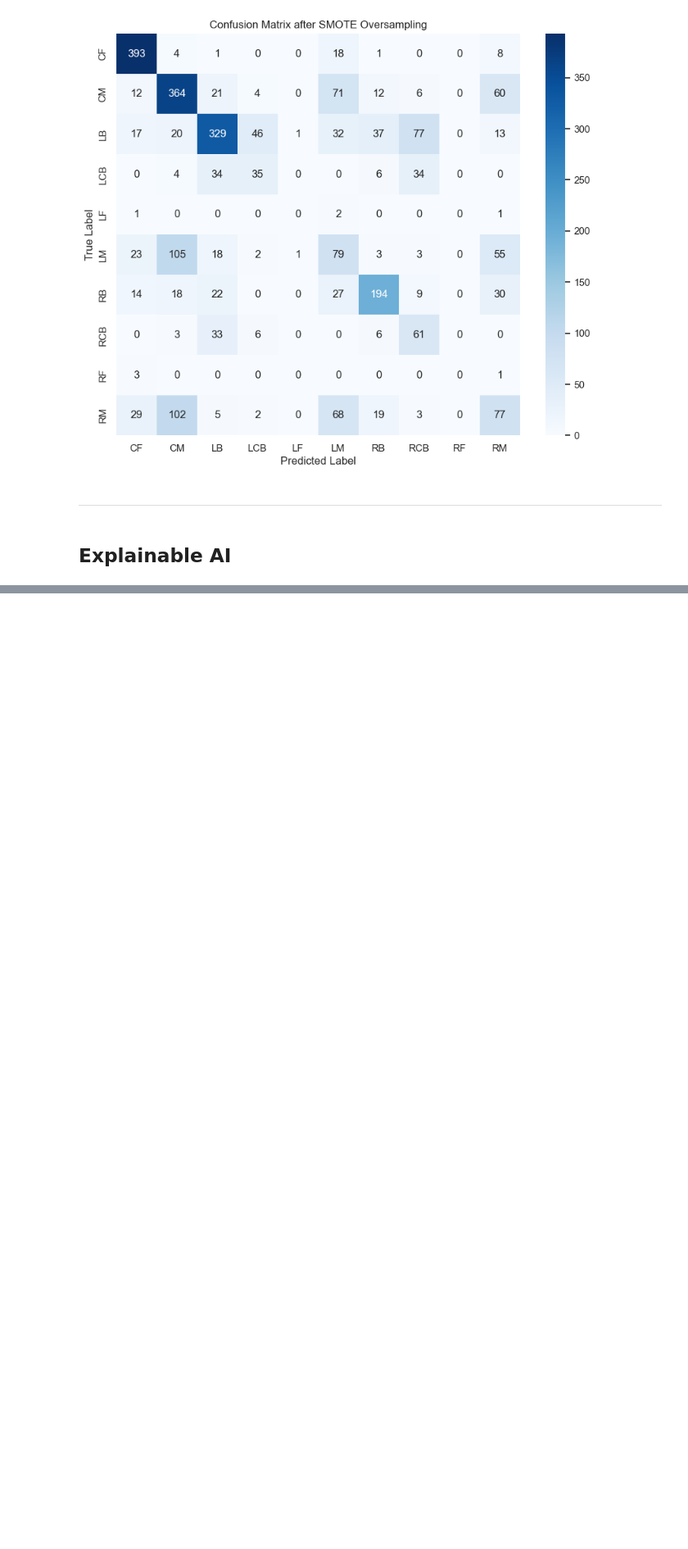
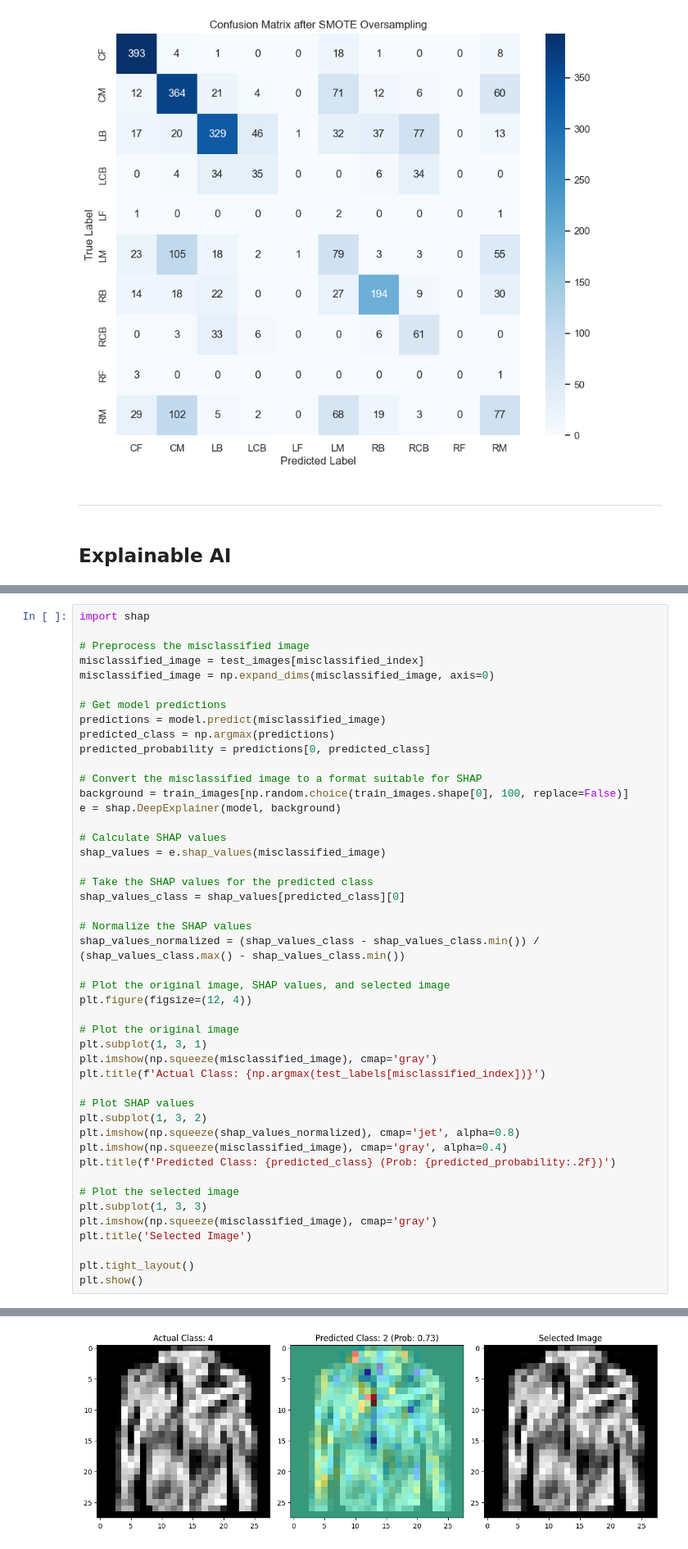
Before and after one commit to alizahedzadeh/Applied-Data-Science-Course-Assignments, a Jupyter notebook: assignments/Assignment 13 Imbalanced Data, Pipelines and AutoML/HW13_Imbalanced Data_Pipelines_AutoML.ipynb, the cells around one changed output, grey strips where cells are left out. Shown at 82% size. Cells and saved outputs as stored; diff of their text form; blank space fills up the shorter version.

```diff
--- a/assignments/Assignment 13 Imbalanced Data, Pipelines and AutoML/HW13_Imbalanced Data_Pipelines_AutoML.ipynb
+++ b/assignments/Assignment 13 Imbalanced Data, Pipelines and AutoML/HW13_Imbalanced Data_Pipelines_AutoML.ipynb
@@ -695,0 +900,47 @@ Accuracy after SMOTE oversampling: 0.57
+# %%
+import shap
+
+# Preprocess the misclassified image
+misclassified_image = test_images[misclassified_index]
+misclassified_image = np.expand_dims(misclassified_image, axis=0)
+
+# Get model predictions
+predictions = model.predict(misclassified_image)
+predicted_class = np.argmax(predictions)
+predicted_probability = predictions[0, predicted_class]
+
+# Convert the misclassified image to a format suitable for SHAP
+background = train_images[np.random.choice(train_images.shape[0], 100, replace=False)]
+e = shap.DeepExplainer(model, background)
+
+# Calculate SHAP values
+shap_values = e.shap_values(misclassified_image)
+
+# Take the SHAP values for the predicted class
+shap_values_class = shap_values[predicted_class][0]
+
+# Normalize the SHAP values
+shap_values_normalized = (shap_values_class - shap_values_class.min()) / (shap_values_class.max() - shap_values_class.min())
+
+# Plot the original image, SHAP values, and selected image
+plt.figure(figsize=(12, 4))
+
+# Plot the original image
+plt.subplot(1, 3, 1)
+plt.imshow(np.squeeze(misclassified_image), cmap='gray')
+plt.title(f'Actual Class: {np.argmax(test_labels[misclassified_index])}')
+
+# Plot SHAP values
+plt.subplot(1, 3, 2)
+plt.imshow(np.squeeze(shap_values_normalized), cmap='jet', alpha=0.8)
+plt.imshow(np.squeeze(misclassified_image), cmap='gray', alpha=0.4)
+plt.title(f'Predicted Class: {predicted_class} (Prob: {predicted_probability:.2f})')
+
+# Plot the selected image
+plt.subplot(1, 3, 3)
+plt.imshow(np.squeeze(misclassified_image), cmap='gray')
+plt.title('Selected Image')
+
+plt.tight_layout()
+plt.show()
+# %% [output]
@@ -695,0 +948 @@ Accuracy after SMOTE oversampling: 0.57
+[figure, added]
```
Also changed, not shown: parts of 32 cells of this notebook.
